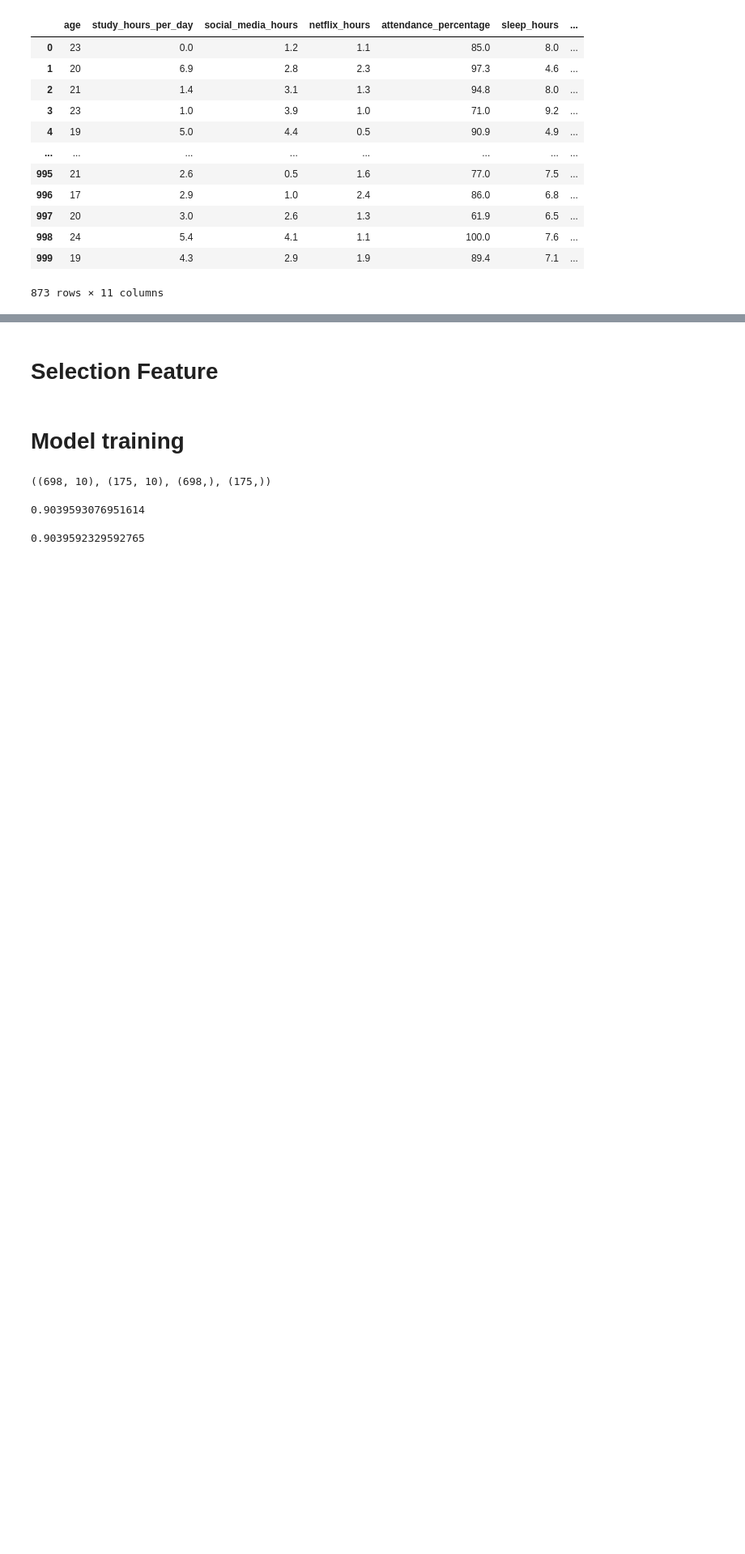
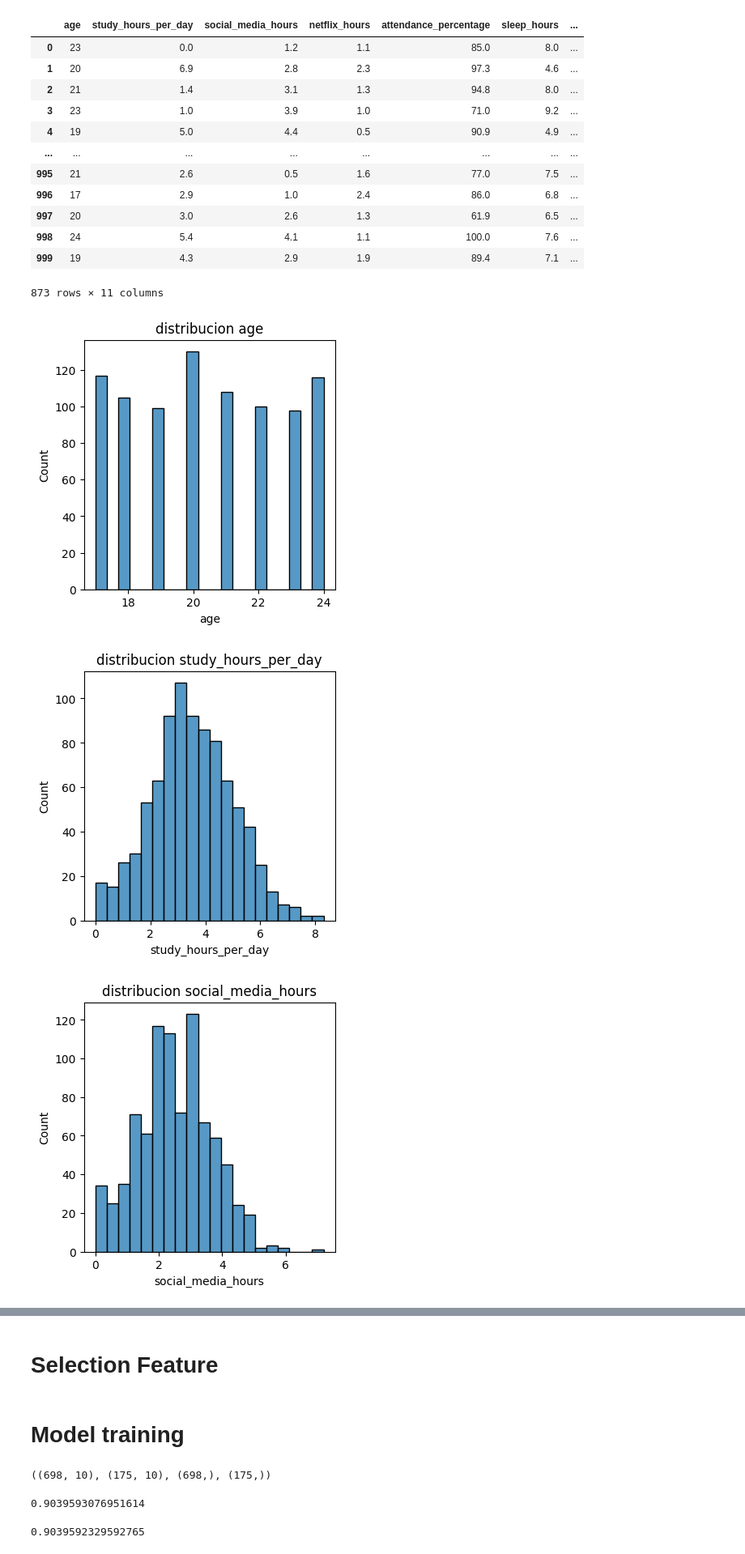
Before and after one commit to bayronbenja/Proyecto_intro_ia, a Jupyter notebook: Codigo_proyecto_ia.ipynb, the cells around one changed output, grey strips where cells are left out. Shown at 81% size. Cells and saved outputs as stored; diff of their text form; code cells hidden in the pictures; blank space fills up the shorter version.

```diff
--- a/Codigo_proyecto_ia.ipynb
+++ b/Codigo_proyecto_ia.ipynb
@@ -115,10 +117,0 @@ data_numerico = data[["age","study_hours_per_day","social_media_hours","netflix_
-# %%
-#Distribuiremos las variables númericas a traves de un histograma
-def histograma(data, column):
-    plt.figure(figsize=(6,6))
-    sns.histplot(data[column], bins = 20)
-    plt.title(f"distribucion {column}")
-    plt.show()
-# %%
-for i in data_numerico:
-    histograma(data, i)
@@ -199,3 +182,17 @@ data #dataset a trabajar
 | 998 | 24 | 5.4 | 4.1 | 1.1 | 100.0 | 7.6 | ... |
 | 999 | 19 | 4.3 | 2.9 | 1.9 | 89.4 | 7.1 | ... |
 873 rows × 11 columns
+# %%
+#realizar un histograma de las variables númericas para saber como estan distribuidos los datos
+def histograma(data, column):
+    plt.figure(figsize=(4,4))
+    sns.histplot(data[column], bins = 20)
+    plt.title(f"distribucion {column}")
+    plt.show()
+# %%
+for i in data.columns:
+    histograma(data, i)
+# %% [output]
+[figure, added]
+[figure, added]
+[figure, added]
```
Also changed, not shown: parts of 10 cells of this notebook.
